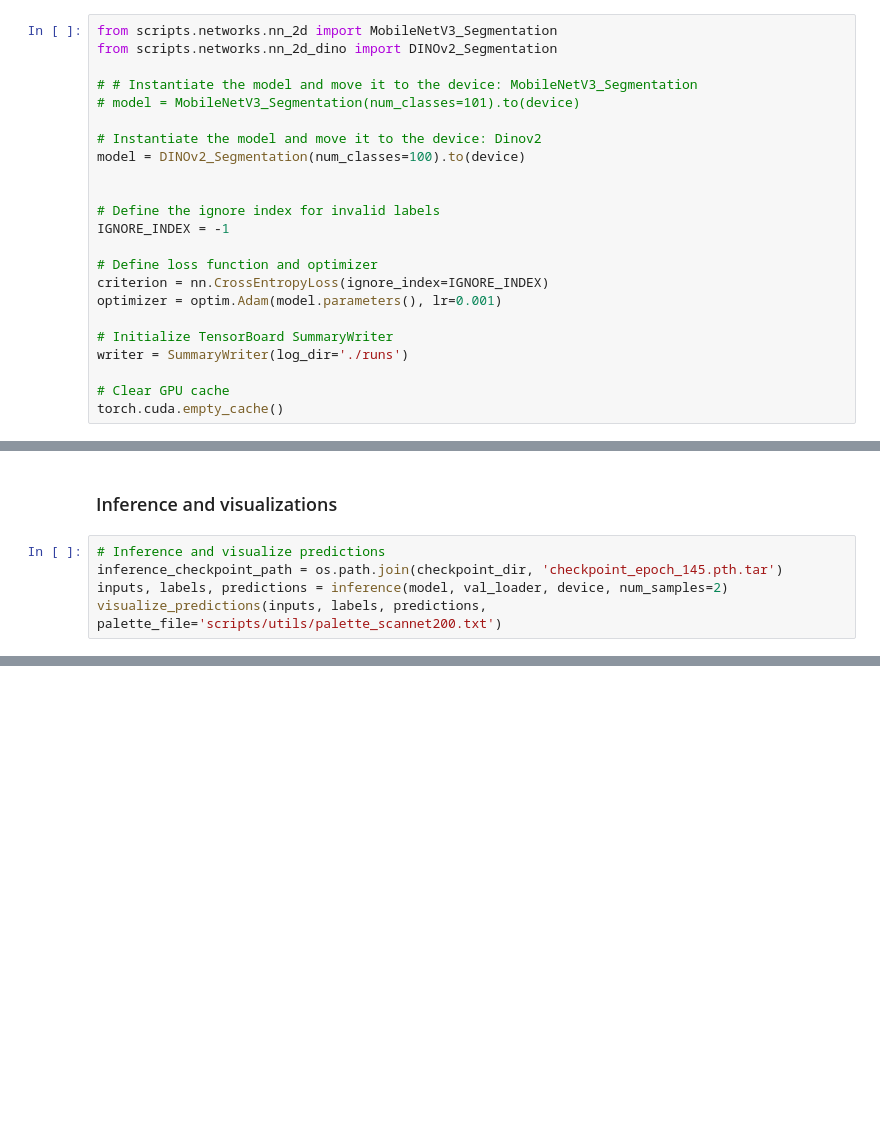
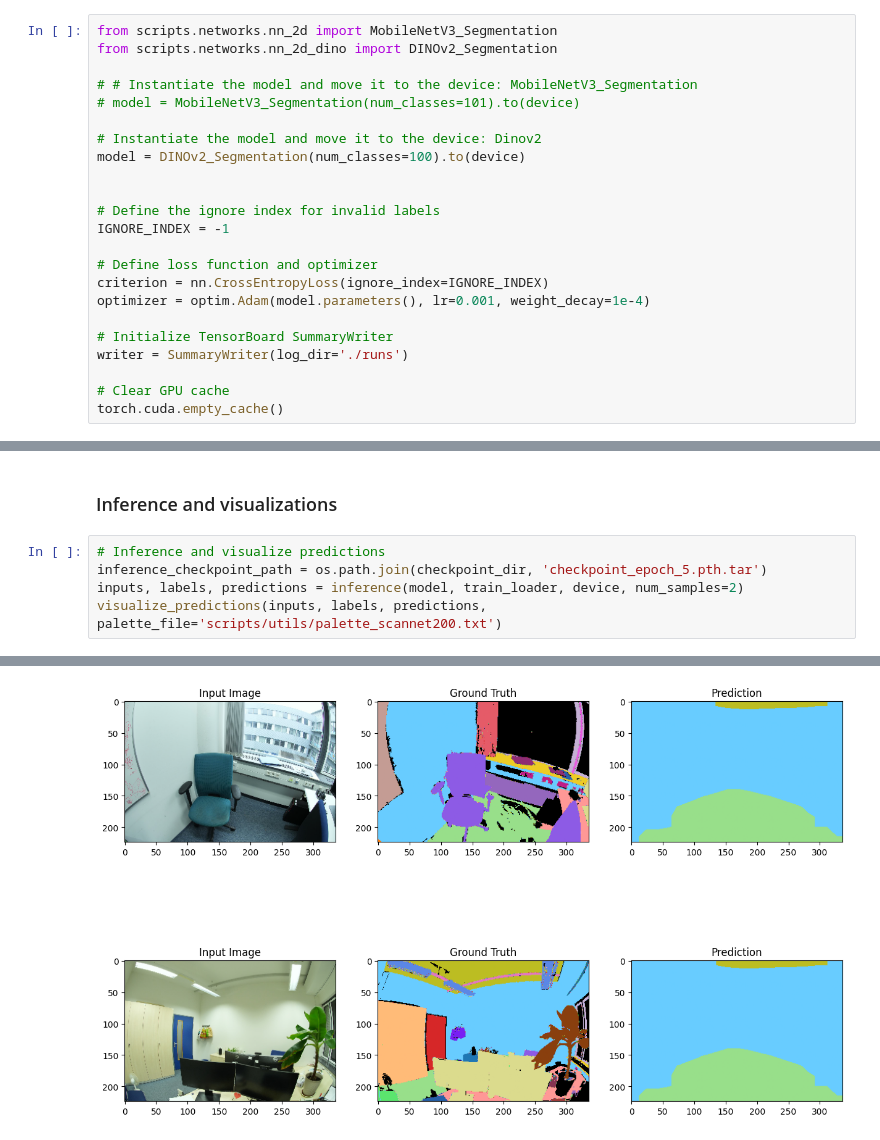
Before and after one commit to HUQiancheng/new-script, a Jupyter notebook: train.ipynb, the cells around one changed output, grey strips where cells are left out. Saved outputs shown, nothing was run; the diff lists cells and outputs as text; blank space fills up the shorter version.

```diff
--- a/train.ipynb
+++ b/train.ipynb
@@ -91,7 +96,7 @@ IGNORE_INDEX = -1
 
 # Define loss function and optimizer
 criterion = nn.CrossEntropyLoss(ignore_index=IGNORE_INDEX)
-optimizer = optim.Adam(model.parameters(), lr=0.001)
+optimizer = optim.Adam(model.parameters(), lr=0.001, weight_decay=1e-4)
 
 # Initialize TensorBoard SummaryWriter
 writer = SummaryWriter(log_dir='./runs')
@@ -199,6 +217,7 @@ KeyboardInterrupt:
 ### Inference and visualizations
 # %%
 # Inference and visualize predictions
-inference_checkpoint_path = os.path.join(checkpoint_dir, 'checkpoint_epoch_145.pth.tar')
-inputs, labels, predictions = inference(model, val_loader, device, num_samples=2)
+inference_checkpoint_path = os.path.join(checkpoint_dir, 'checkpoint_epoch_5.pth.tar')
+inputs, labels, predictions = inference(model, train_loader, device, num_samples=2)
 visualize_predictions(inputs, labels, predictions, palette_file='scripts/utils/palette_scannet200.txt')
+# %% [output]
@@ -204,0 +241 @@ visualize_predictions(inputs, labels, predictions, palette_file='scripts/utils/p
+[figure, added]
```
Also changed, not shown: parts of 7 cells of this notebook, 2 other files.
